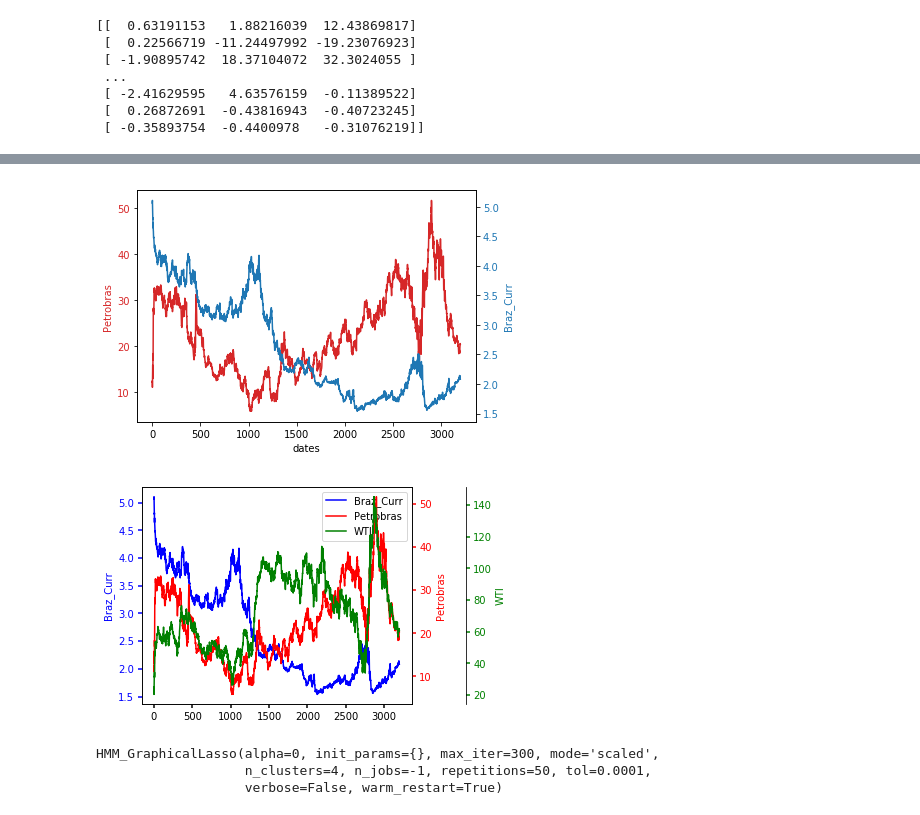
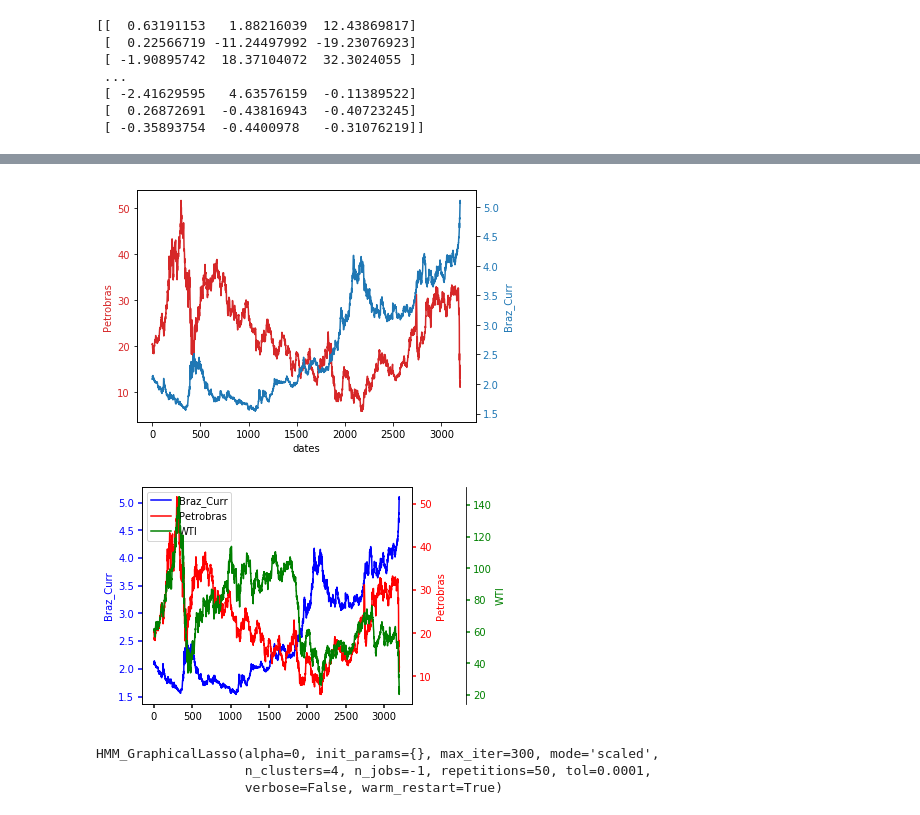
Before and after one commit to vanessadamario/HMM-CHB-MIT, a Jupyter notebook: notebooks/hmm/Petrobras_Strategy.ipynb, the cells around one changed output, grey strips where cells are left out. Cells and saved outputs as stored; diff of their text form; code cells hidden in the pictures.

```diff
--- a/notebooks/hmm/Petrobras_Strategy.ipynb
+++ b/notebooks/hmm/Petrobras_Strategy.ipynb
@@ -88,23 +90,25 @@ plt.plot(returns_mat)
 # %%
+data = np.flip(data,axis=0)
+
 fig, ax1 = plt.subplots()
 
 color = 'tab:red'
 ax1.set_xlabel('dates')
 ax1.set_ylabel('Petrobras', color=color)
 ax1.plot( data[:,1], color=color)
 ax1.tick_params(axis='y', labelcolor=color)
 
 ax2 = ax1.twinx()  # instantiate a second axes that shares the same x-axis
 
 color = 'tab:blue'
 ax2.set_ylabel('Braz_Curr', color=color)  # we already handled the x-label with ax1
 ax2.plot( data[:,0], color=color)
 ax2.tick_params(axis='y', labelcolor=color)
 
 fig.tight_layout()  # otherwise the right y-label is slightly clipped
 plt.show()
 # %% [output]
-[figure, old version]
+[figure, new version]
 # %%
 import matplotlib.pyplot as plt
 
@@ -157,7 +161,7 @@ host.legend(lines, [l.get_label() for l in lines])
 
 plt.show()
 # %% [output]
-[figure, old version]
+[figure, new version]
 # %%
 lam = 0
 max_iter = 300
```
Also changed, not shown: parts of 4 cells of this notebook, 8 other files.
